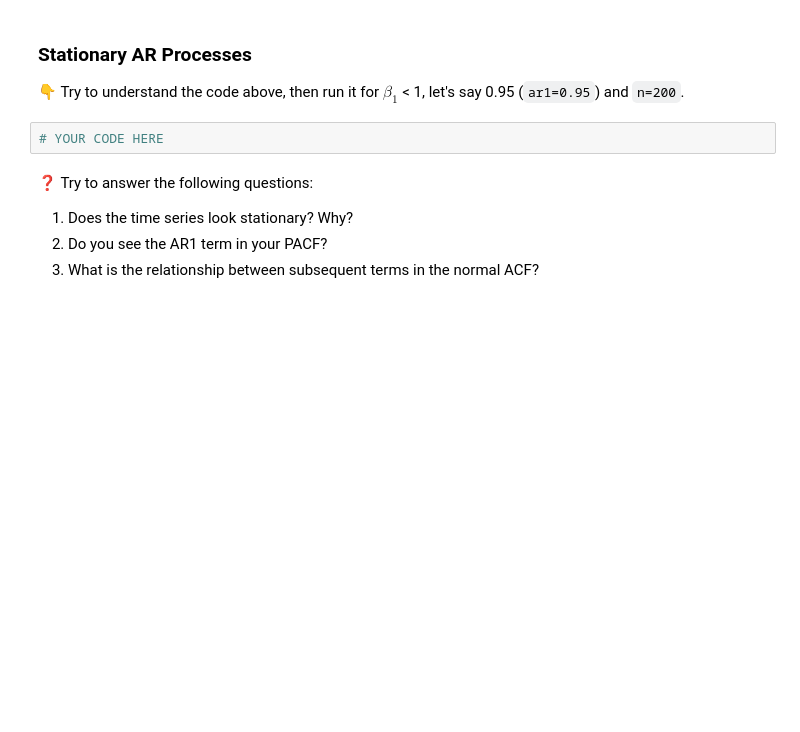
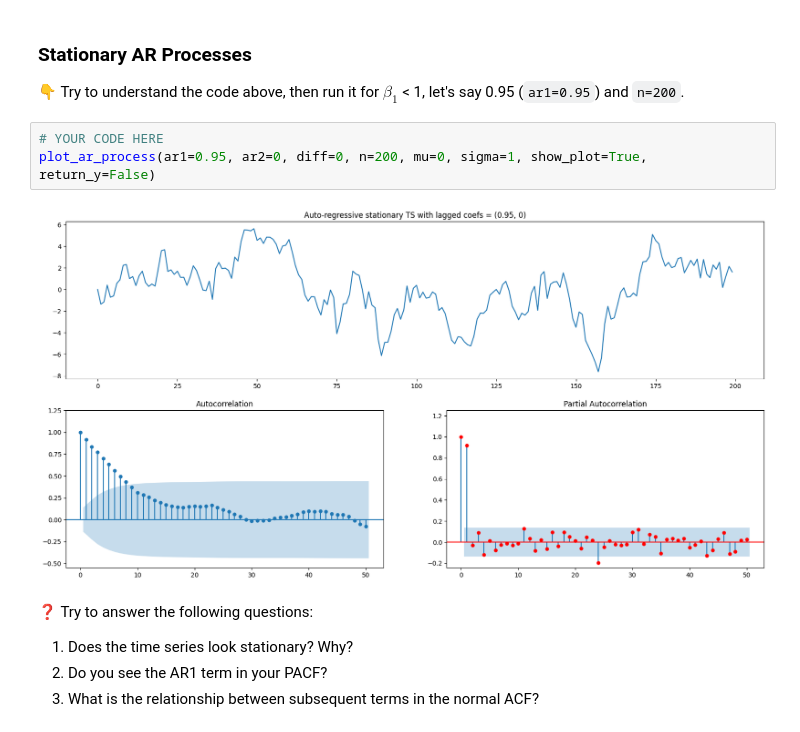
Before and after one commit to ninzyyy/lewagon, a Jupyter notebook: artificial_time_series.ipynb, the cells around one changed output. Saved outputs shown, nothing was run; the diff lists cells and outputs as text; blank space fills up the shorter version.

```diff
--- a/artificial_time_series.ipynb
+++ b/artificial_time_series.ipynb
@@ -50,8 +50,11 @@ def plot_ar_process(ar1, ar2=0, diff=0, n=500, mu=0, sigma=1, show_plot=True, re
 ### Stationary AR Processes
 
 👇 Try to understand the code above, then run it for $\beta_1$ < 1, let's say 0.95 (`ar1=0.95`) and `n=200`.
-# %%
-# YOUR CODE HERE
+# %%
+# YOUR CODE HERE
+plot_ar_process(ar1=0.95, ar2=0, diff=0, n=200, mu=0, sigma=1, show_plot=True, return_y=False)
+# %% [output]
+[figure, added]
 # %% [markdown]
 ❓️ Try to answer the following questions:
 
```
